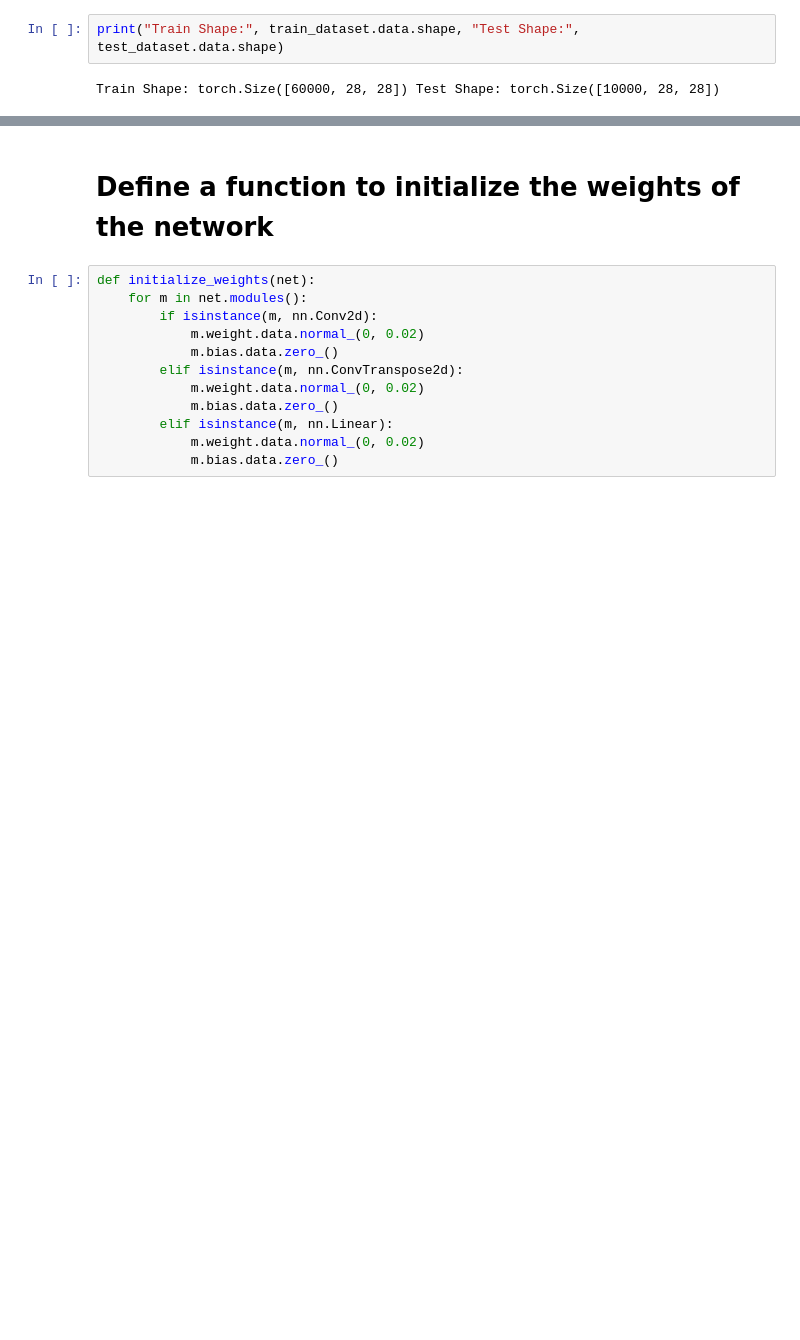
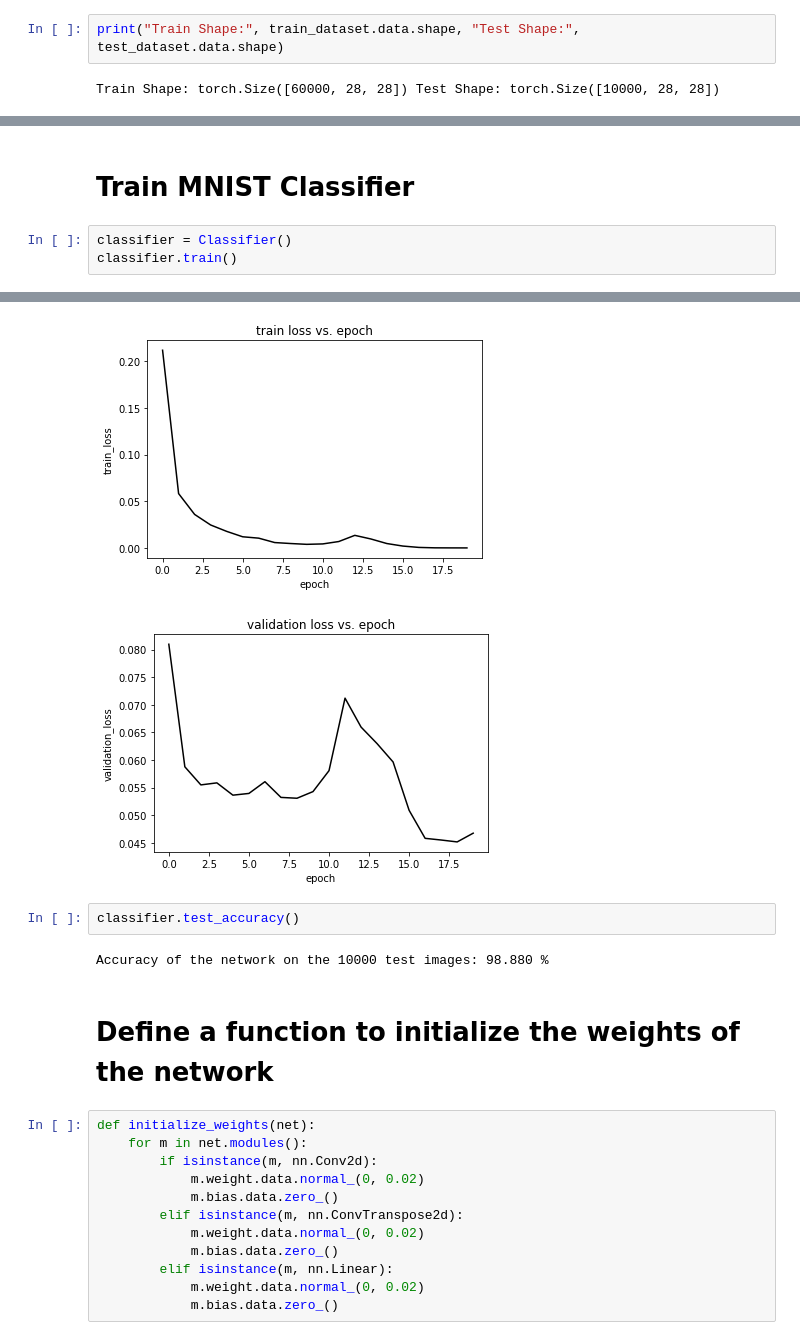
Before and after one commit to Olivia-Feldman/NUGAN-DISTGAN, a Jupyter notebook: NuGAN.ipynb, the cells around one changed output, grey strips where cells are left out. Cells and saved outputs as stored; diff of their text form; blank space fills up the shorter version.

```diff
--- a/NuGAN.ipynb
+++ b/NuGAN.ipynb
@@ -36,0 +209,6 @@ Train Shape: torch.Size([60000, 28, 28]) Test Shape: torch.Size([10000, 28, 28])
+# %% [markdown]
+# Train MNIST Classifier
+# %%
+classifier = Classifier()
+classifier.train()
+# %% [output]
@@ -37,3 +232,9 @@ Train Shape: torch.Size([60000, 28, 28]) Test Shape: torch.Size([10000, 28, 28])
+[figure, added]
+[figure, added]
+# %%
+classifier.test_accuracy()
+# %% [output]
+Accuracy of the network on the 10000 test images: 98.880 %
 # %% [markdown]
 # Define a function to initialize the weights of the network
 # %%
```
Also changed, not shown: parts of 8 cells of this notebook.
